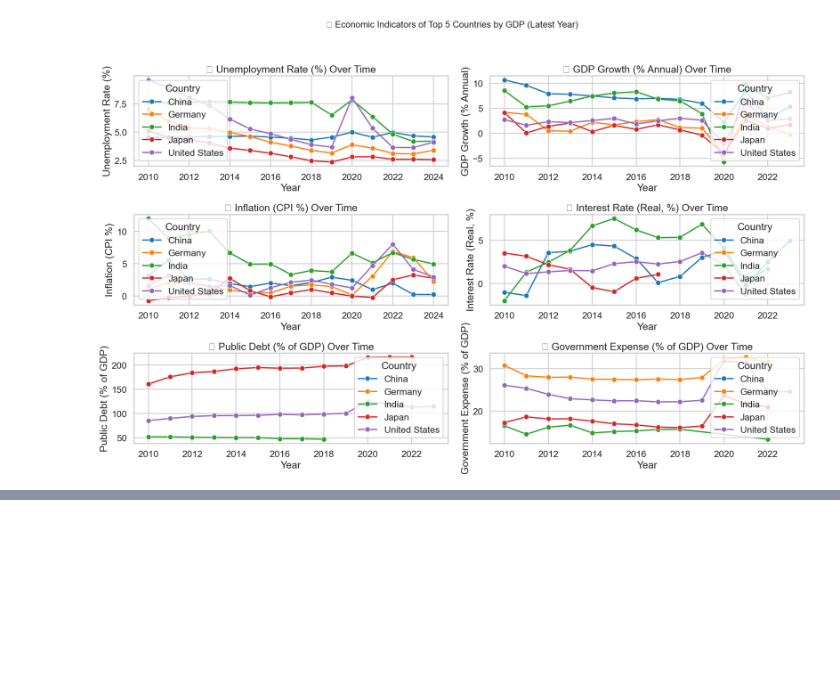
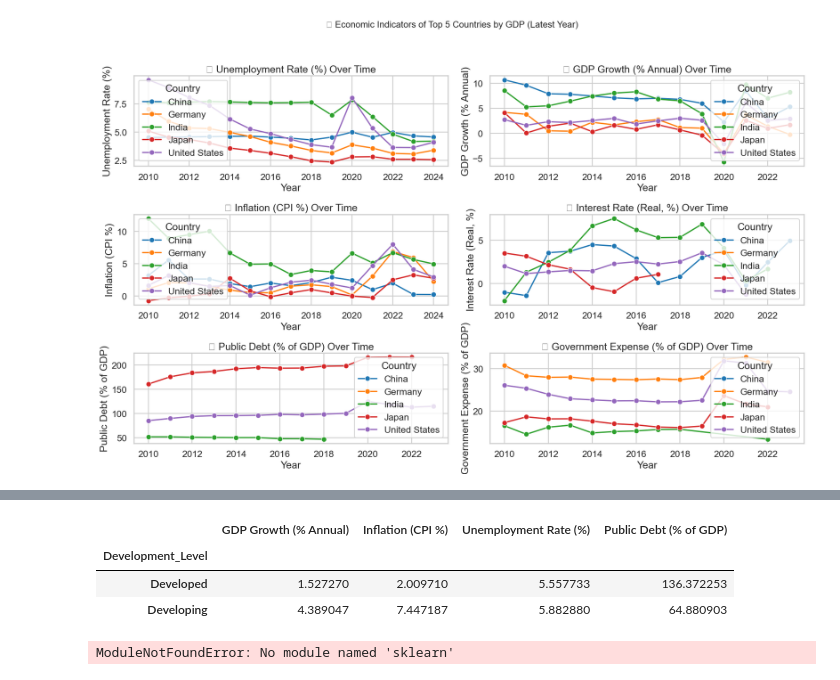
Before and after one commit to Monkey-D-luffy-beep/Global-Economic-Indicators-2010-2025---World-bank--jupyter-notebook, a Jupyter notebook: main.ipynb, the cells around one changed output, grey strips where cells are left out. Cells and saved outputs as stored; diff of their text form; code cells hidden in the pictures; blank space fills up the shorter version.

```diff
--- a/main.ipynb
+++ b/main.ipynb
@@ -277,0 +323,12 @@ plt.show()
+# %%
+compare_df.groupby('Development_Level')[[
+    'GDP Growth (% Annual)',
+    'Inflation (CPI %)',
+    'Unemployment Rate (%)',
+    'Public Debt (% of GDP)'
+]].mean()
+# %% [output]
+|  | GDP Growth (% Annual) | Inflation (CPI %) | Unemployment Rate (%) | Public Debt (% of GDP) |
+| Development_Level |  |  |  |  |
+| Developed | 1.527270 | 2.009710 | 5.557733 | 136.372253 |
+| Developing | 4.389047 | 7.447187 | 5.882880 | 64.880903 |
@@ -277,0 +341,11 @@ plt.show()
+# %%
+from sklearn.preprocessing import StandardScaler
+
+# Keep country names aside
+country_names = kmeans_data['country_name']
+features = kmeans_data.drop(columns=['country_name'])
+
+scaler = StandardScaler()
+scaled_features = scaler.fit_transform(features)
+# %% [output]
+ModuleNotFoundError: No module named 'sklearn'
```
Also changed, not shown: parts of 9 cells of this notebook, 1 other file.
